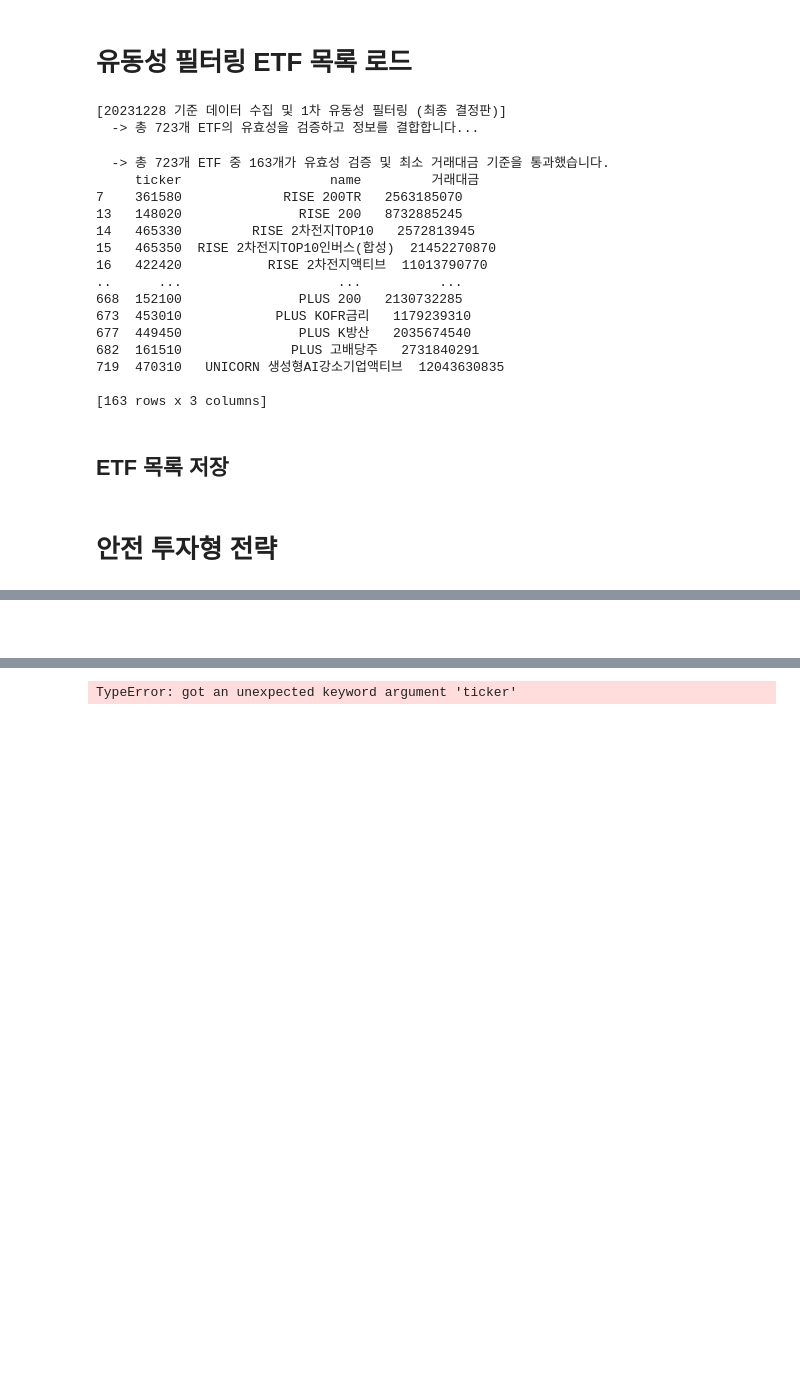
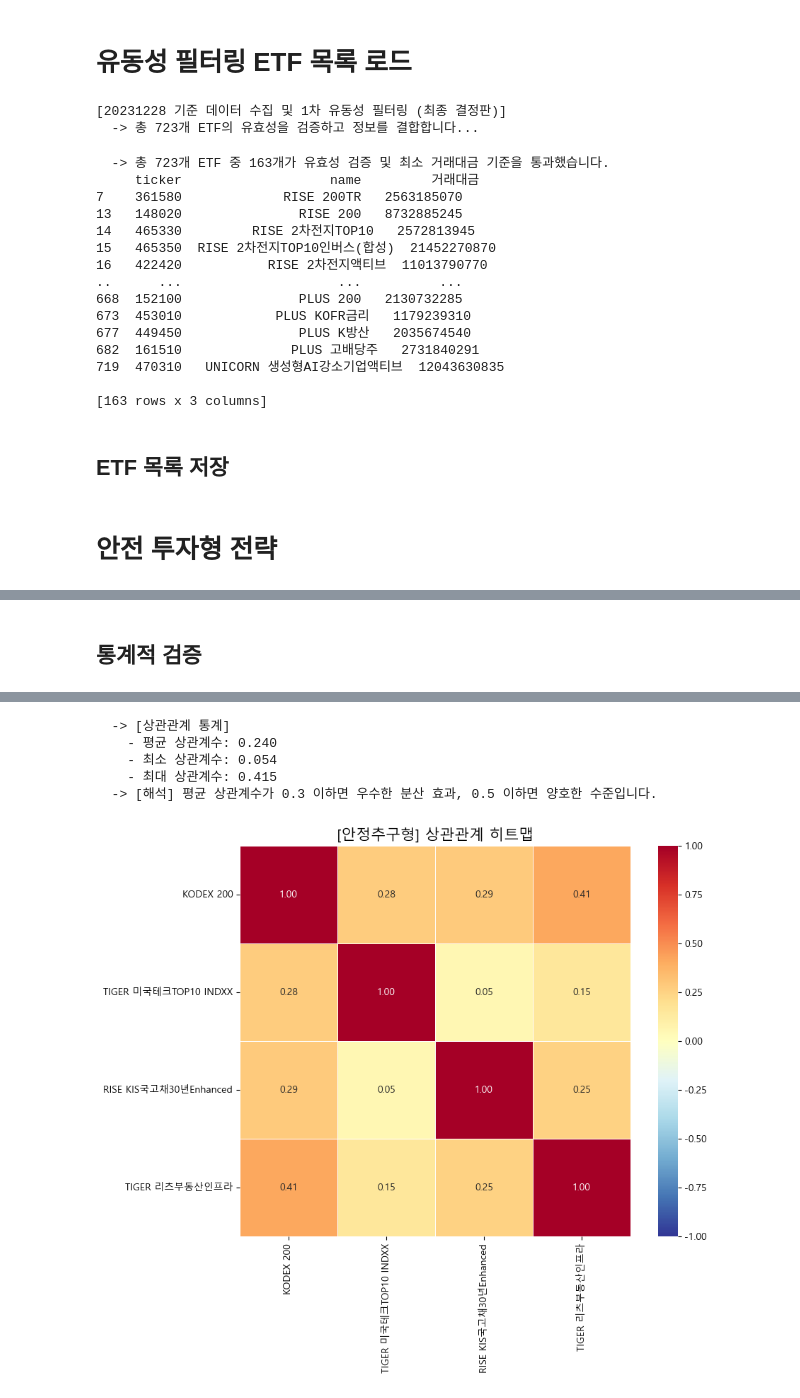
Before and after one commit to KWH9788/lecture, a Jupyter notebook: FinanceProject/ticker_selecter.ipynb, the cells around one changed output, grey strips where cells are left out. Cells and saved outputs as stored; diff of their text form; code cells hidden in the pictures; blank space fills up the shorter version.

Commit message:
Changes to be committed: 	modified:   FinanceProject/build_universes.py 	modified:   FinanceProject/ticker_selecter.ipynb

```diff
--- a/FinanceProject/ticker_selecter.ipynb
+++ b/FinanceProject/ticker_selecter.ipynb
@@ -3,7 +3,23 @@
 # %%
 from pykrx import stock
 import pandas as pd
+import numpy as np
+import seaborn as sns
+import matplotlib.pyplot as plt
+from matplotlib import font_manager, rc
 import build_universes
+
+from sklearn.decomposition import PCA # 주성분 분석 (분산 효과 검증)
+from scipy.cluster.hierarchy import linkage, dendrogram # 계층적 군집 분석 (다양성 검증)
+from scipy.stats import ttest_ind # t-test (두 집단 차이 검증)
+import warnings
+warnings.filterwarnings('ignore')
+
+import platform
+if platform.system() == 'Darwin':
+    plt.rc('font', family='AppleGothic')
+else:
+    plt.rc('font', family='Malgun Gothic')
 # %% [markdown]
 # 유동성 필터링 ETF 목록 로드
 # %%
@@ -37,0 +56,3 @@ etf_pool_temp.to_excel(f"liquid_etfs_pool_20231228.xlsx", index=False)
+# %%
+conservative_uni = build_universes.build_conservative_universe(etf_pool)
+display(conservative_uni)
@@ -38,5 +74,56 @@ etf_pool_temp.to_excel(f"liquid_etfs_pool_20231228.xlsx", index=False)
 # %% [markdown]
-##
+## 통계적 검증
 # %%
+base_date = "20231228"
+start_date_for_stats = "20230101"
+
+print("\n" + "="*60); print("1. 안정추구형 유니버스 통계 검증"); print("="*60)
+
+returns = build_universes.get_universe_returns(conservative_uni, start_date_for_stats, base_date)
+display(returns.head())
+
+# 검증 1: 상관관계 분석 (Correlation Analysis)
+corr_matrix = returns.corr()
+
+# 평균 상관계수 계산 (대각선 제외)
+mask = np.triu(np.ones_like(corr_matrix, dtype=bool), k=1)
+upper_triangle = corr_matrix.where(mask)
+avg_corr = upper_triangle.stack().mean()
+
+print(f"\n  -> [상관관계 통계]")
+print(f"    - 평균 상관계수: {avg_corr:.3f}")
+print(f"    - 최소 상관계수: {upper_triangle.stack().min():.3f}")
+print(f"    - 최대 상관계수: {upper_triangle.stack().max():.3f}")
+print(f"  -> [해석] 평균 상관계수가 0.3 이하면 우수한 분산 효과, 0.5 이하면 양호한 수준입니다.")
+
+plt.figure(figsize=(10, 8))
+sns.heatmap(corr_matrix, annot=True, cmap='RdYlBu_r', fmt='.2f', center=0,
+            vmin=-1, vmax=1, square=True, linewidths=0.5)
+plt.title('[안정추구형] 상관관계 히트맵', fontsize=15)
+plt.tight_layout()
+plt.show()
+
+# 검증 2: 주성분 분석 (Principal Component Analysis, PCA)
+pca = PCA(n_components=min(3, len(returns.columns)))
+pca.fit(returns)
+explained_variance = pca.explained_variance_ratio_
+
+print("\n  -> [주성분 분석 결과]")
+for i, var in enumerate(explained_variance, 1):
+    print(f"    - 제{i} 주성분(PC{i}) 설명력: {var:.2%}")
+print(f"    - 누적 설명력: {explained_variance.sum():.2%}")
+print("  -> [해석] 제1 주성분의 설명력이 60% 이하면 매우 우수한 분산 효과입니다. 이는 포트폴리오가 단일 팩터(시장)에 의존하지 않고 다양한 독립적 요인(금리, 환율 등)으로 구동됨을 의미합니다.")
+
+# 검증 3: 포트폴리오 성과 지표
+portfolio_returns = returns.mean(axis=1)  # 동일가중 포트폴리오
+annual_return = portfolio_returns.mean() * 252
+annual_vol = portfolio_returns.std() * np.sqrt(252)
+sharpe_ratio = annual_return / annual_vol if annual_vol != 0 else 0
+
+print("\n  -> [포트폴리오 성과 지표]")
+print(f"    - 연간 수익률: {annual_return:.2%}")
+print(f"    - 연간 변동성: {annual_vol:.2%}")
+print(f"    - 샤프 비율: {sharpe_ratio:.3f}")
+print("  -> [해석] 안정추구형 전략은 낮은 변동성과 안정적인 샤프 비율을 목표로 합니다.")
 # %% [output]
 ============================================================
@@ -48 +139,6 @@ etf_pool_temp.to_excel(f"liquid_etfs_pool_20231228.xlsx", index=False)
-TypeError: got an unexpected keyword argument 'ticker'
+  -> [상관관계 통계]
+    - 평균 상관계수: 0.240
+    - 최소 상관계수: 0.054
+    - 최대 상관계수: 0.415
+  -> [해석] 평균 상관계수가 0.3 이하면 우수한 분산 효과, 0.5 이하면 양호한 수준입니다.
+[figure, added]
```
Also changed, not shown: parts of 13 cells of this notebook, 1 other file.
